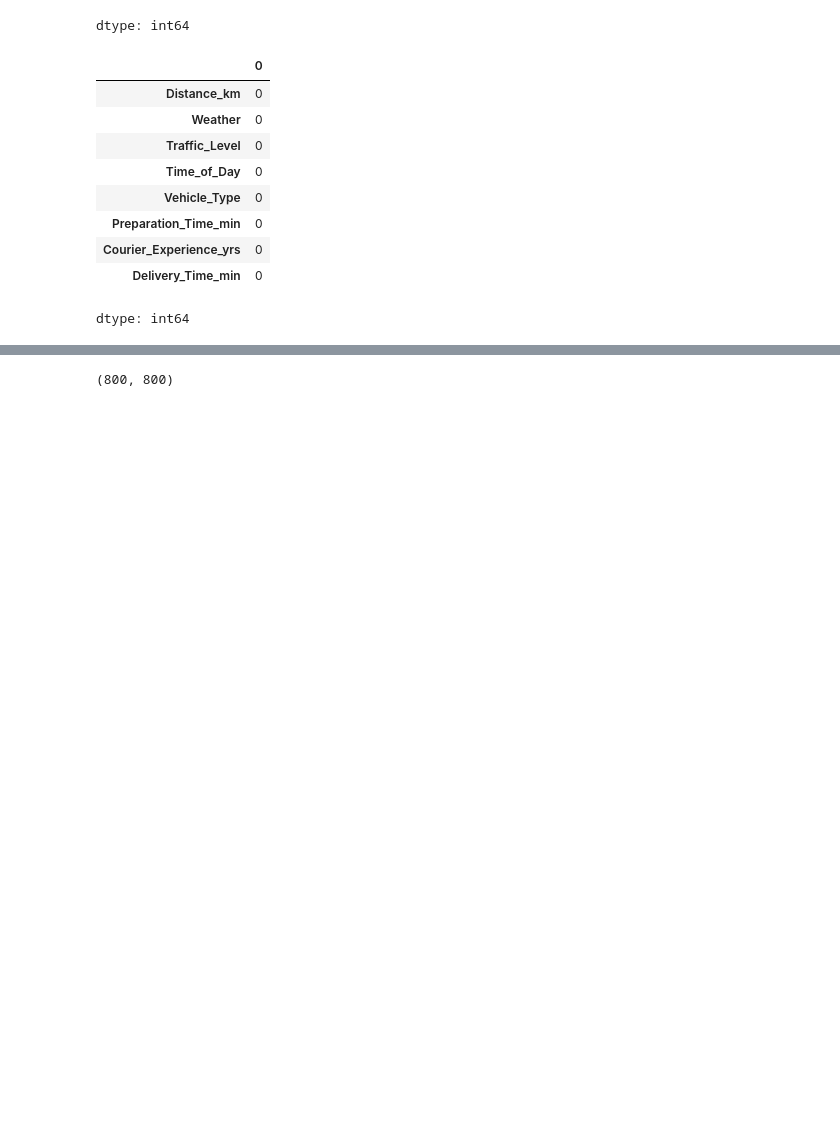
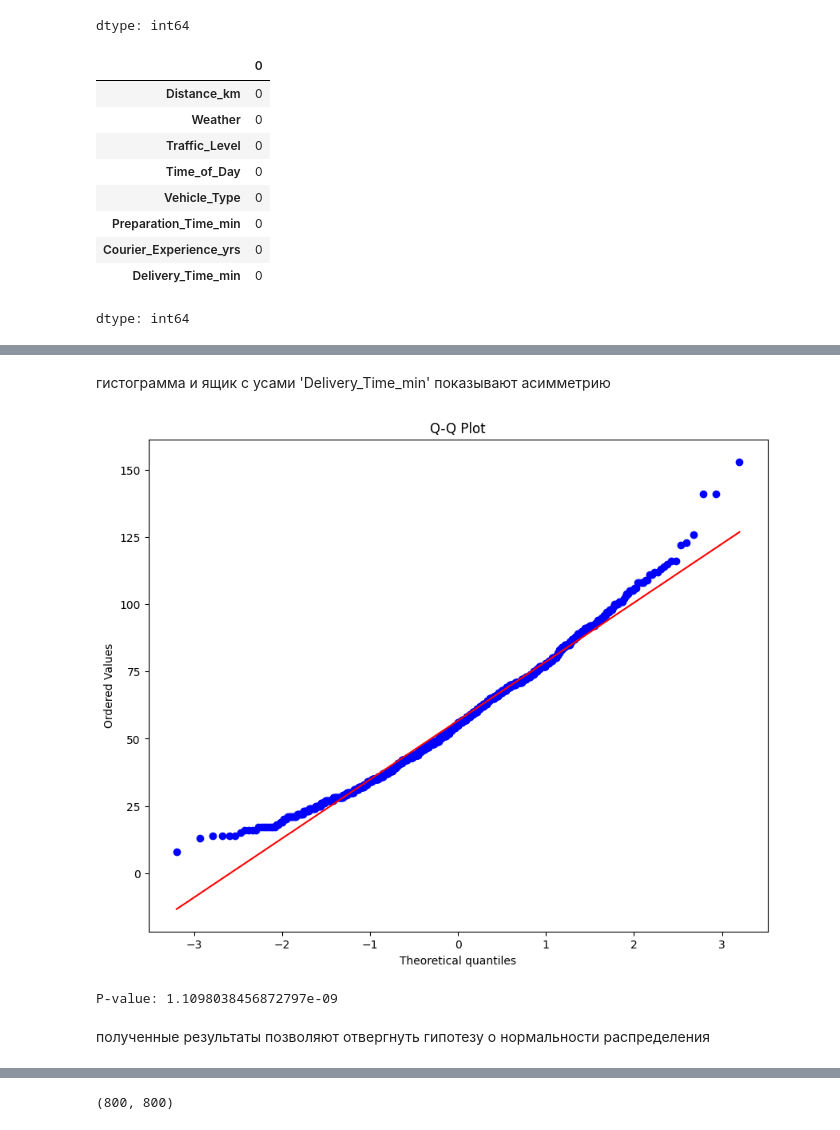
Before and after one commit to depresssed-kid/delivery-time, a Jupyter notebook: delivery_time.ipynb, the cells around one changed output, grey strips where cells are left out. Saved outputs shown, nothing was run; the diff lists cells and outputs as text; code cells hidden in the pictures; blank space fills up the shorter version.

```diff
--- a/delivery_time.ipynb
+++ b/delivery_time.ipynb
@@ -114,0 +118,17 @@ plt.show()
+# %% [markdown]
+гистограмма и ящик с усами 'Delivery_Time_min' показывают асимметрию
+# %%
+plt.figure(figsize=(10,8))
+stats.probplot(time['Delivery_Time_min'], dist="norm", plot=plt)
+plt.title('Q-Q Plot')
+plt.show()
+# %% [output]
+[figure, added]
+# %%
+shapiro_test = stats.shapiro(time['Delivery_Time_min'])
+#Shapiro-Wilk Test
+print("P-value:", shapiro_test.pvalue)
+# %% [output]
+P-value: 1.1098038456872797e-09
+# %% [markdown]
+полученные результаты позволяют  отвергнуть гипотезу о нормальности распределения
```
Also changed, not shown: parts of 14 cells of this notebook.
